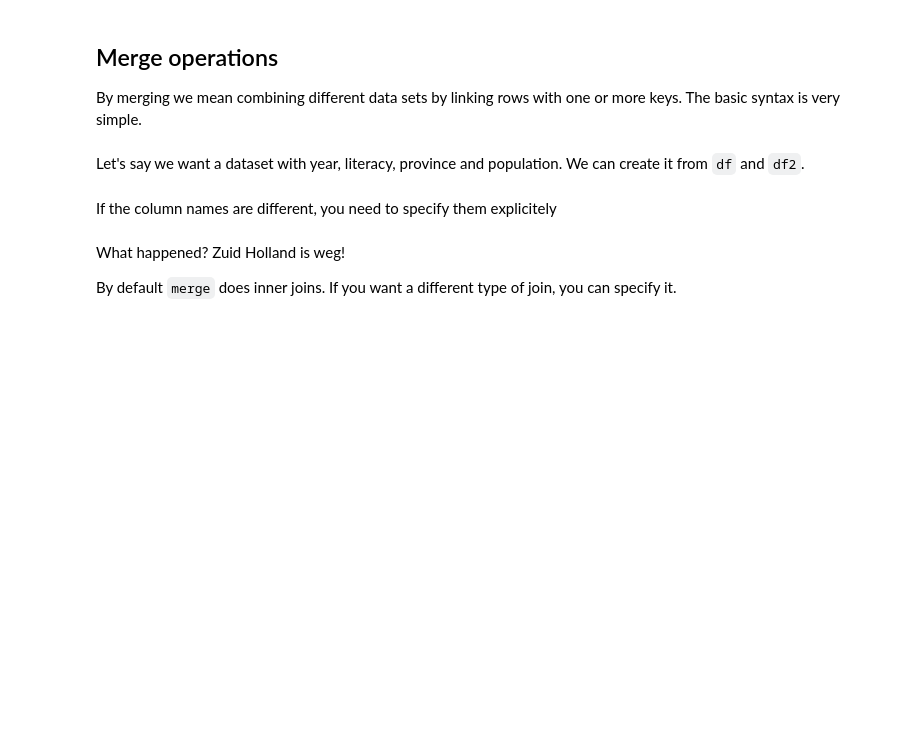
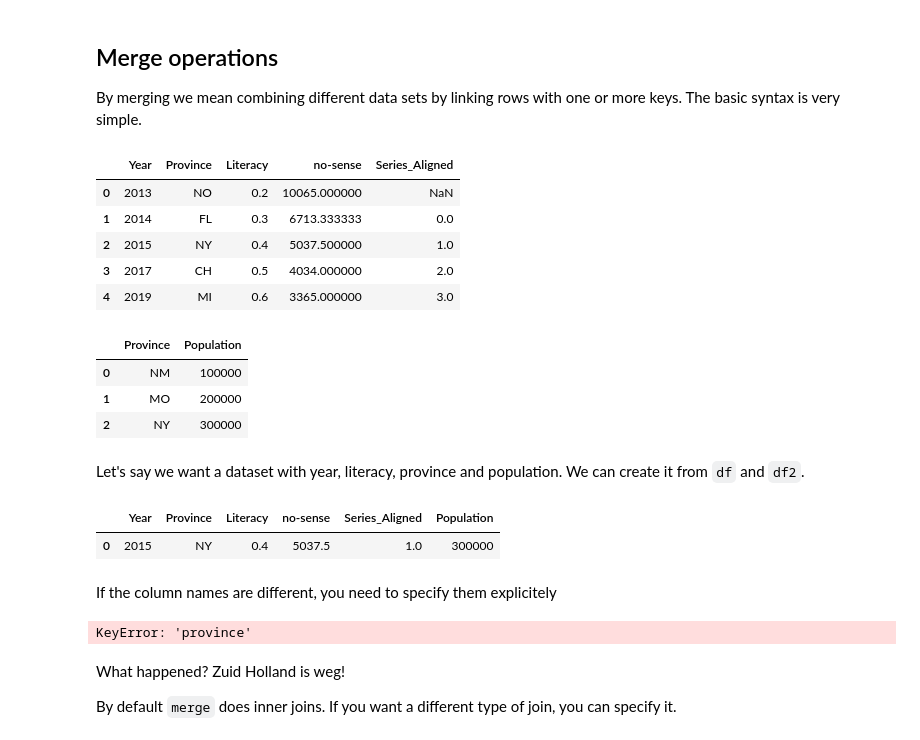
Before and after one commit to joelkariyalil/AIrobosoft, a Jupyter notebook: pandas.ipynb, the cells around one changed output. Drawn from its saved outputs; the diff is of its cells as text; code cells hidden in the pictures; blank space fills up the shorter version.

```diff
--- a/pandas.ipynb
+++ b/pandas.ipynb
@@ -371,12 +470,38 @@ Getting the data in the shape that we want is the single most time consuming tas
 # %% [markdown]
 ## Merge operations
 By merging we mean combining different data sets by linking rows with one or more keys. The basic syntax is very simple.
+# %%
+df
+# %% [output]
+|  | Year | Province | Literacy | no-sense | Series_Aligned |
+| 0 | 2013 | NO | 0.2 | 10065.000000 | NaN |
+| 1 | 2014 | FL | 0.3 | 6713.333333 | 0.0 |
+| 2 | 2015 | NY | 0.4 | 5037.500000 | 1.0 |
+| 3 | 2017 | CH | 0.5 | 4034.000000 | 2.0 |
+| 4 | 2019 | MI | 0.6 | 3365.000000 | 3.0 |
+# %%
+df2=pd.DataFrame({"Province":["NM","MO","NY"],"Population":["100000","200000","300000"]})
+df2
+# %% [output]
+|  | Province | Population |
+| 0 | NM | 100000 |
+| 1 | MO | 200000 |
+| 2 | NY | 300000 |
 # %% [markdown]
 Let's say we want a dataset with year, literacy, province and population. We can create it from `df` and `df2`.
 # %%
-  # merge is smart! If there are overlapping names, it uses those for the merge
+df.merge(df2) # merge is smart! If there are overlapping names, it uses those for the merge
+# %% [output]
+|  | Year | Province | Literacy | no-sense | Series_Aligned | Population |
+| 0 | 2015 | NY | 0.4 | 5037.5 | 1.0 | 300000 |
 # %% [markdown]
 If the column names are different, you need to specify them explicitely
+# %%
+df3=pd.DataFrame({"Province":["NM","MO","NY"],"Population":["100000","200000","300000"]})
+df3
+df2.merge(df3,right_on='province',left_on='Province')
+# %% [output]
+KeyError: 'province'
 # %% [markdown]
 What happened? Zuid Holland is weg!
 
```
Also changed, not shown: parts of 14 cells of this notebook.
